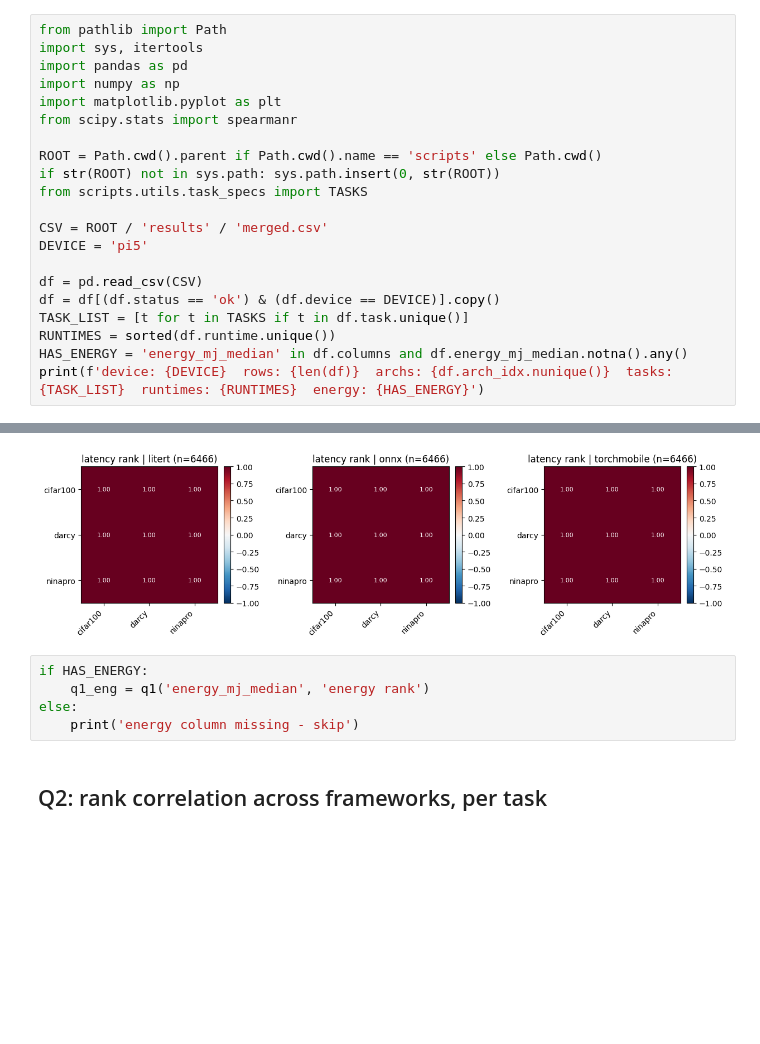
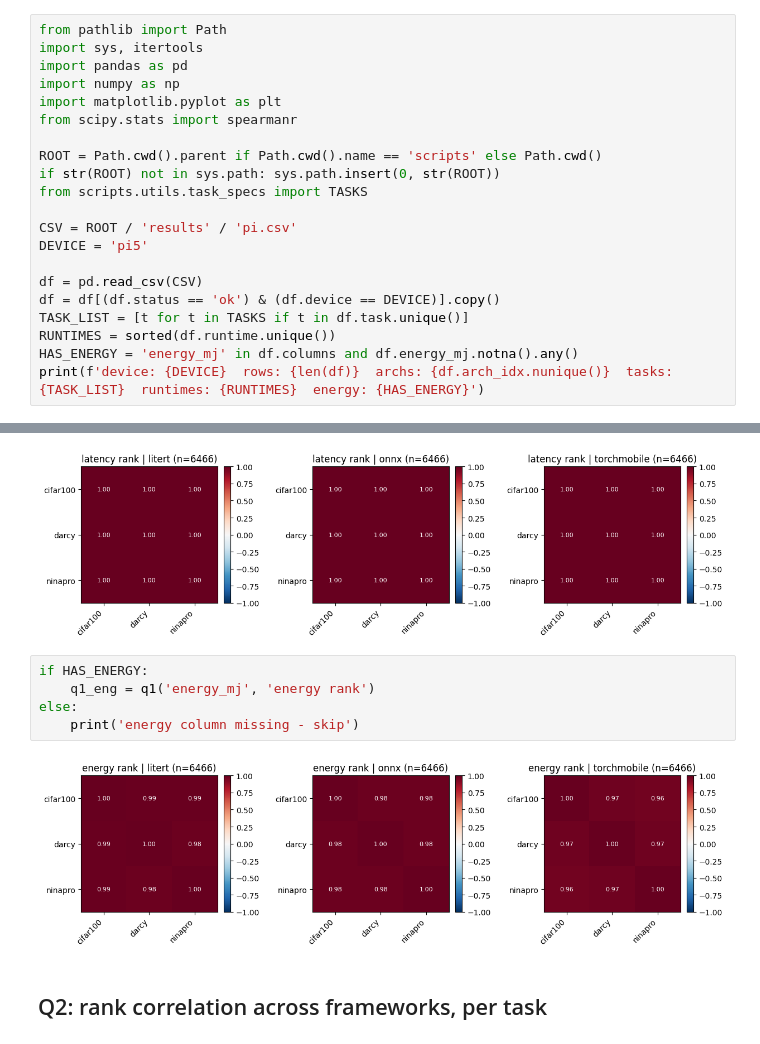
Before and after one commit to roldebijvank/HW-NAS-Bench-360, a Jupyter notebook: scripts/analyze.ipynb, the cells around one changed output, grey strips where cells are left out. Cells and saved outputs as stored; diff of their text form; blank space fills up the shorter version.

```diff
--- a/scripts/analyze.ipynb
+++ b/scripts/analyze.ipynb
@@ -19,13 +19,13 @@ ROOT = Path.cwd().parent if Path.cwd().name == 'scripts' else Path.cwd()
 if str(ROOT) not in sys.path: sys.path.insert(0, str(ROOT))
 from scripts.utils.task_specs import TASKS
 
-CSV = ROOT / 'results' / 'merged.csv'
+CSV = ROOT / 'results' / 'pi.csv'
 DEVICE = 'pi5'
 
 df = pd.read_csv(CSV)
 df = df[(df.status == 'ok') & (df.device == DEVICE)].copy()
 TASK_LIST = [t for t in TASKS if t in df.task.unique()]
 RUNTIMES = sorted(df.runtime.unique())
-HAS_ENERGY = 'energy_mj_median' in df.columns and df.energy_mj_median.notna().any()
+HAS_ENERGY = 'energy_mj' in df.columns and df.energy_mj.notna().any()
 print(f'device: {DEVICE}  rows: {len(df)}  archs: {df.arch_idx.nunique()}  tasks: {TASK_LIST}  runtimes: {RUNTIMES}  energy: {HAS_ENERGY}')
 # %% [output]
@@ -85,9 +85,11 @@ q1_lat = q1('lat_ms_median', 'latency rank')
 [figure]
 # %%
 if HAS_ENERGY:
-    q1_eng = q1('energy_mj_median', 'energy rank')
+    q1_eng = q1('energy_mj', 'energy rank')
 else:
     print('energy column missing - skip')
+# %% [output]
+[figure, added]
 # %% [markdown]
 ## Q2: rank correlation across frameworks, per task
 # %%
```
Also changed, not shown: parts of 1 cell of this notebook, 18 other files.
